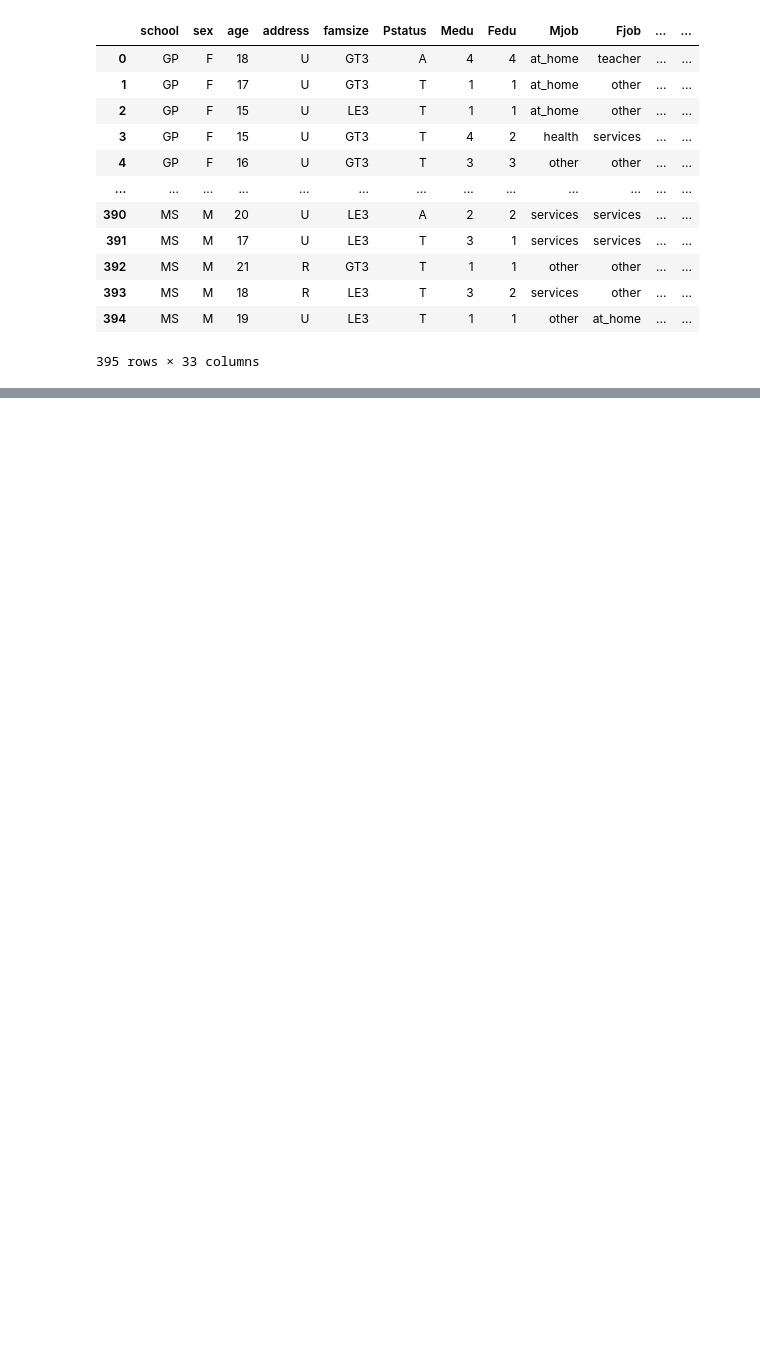
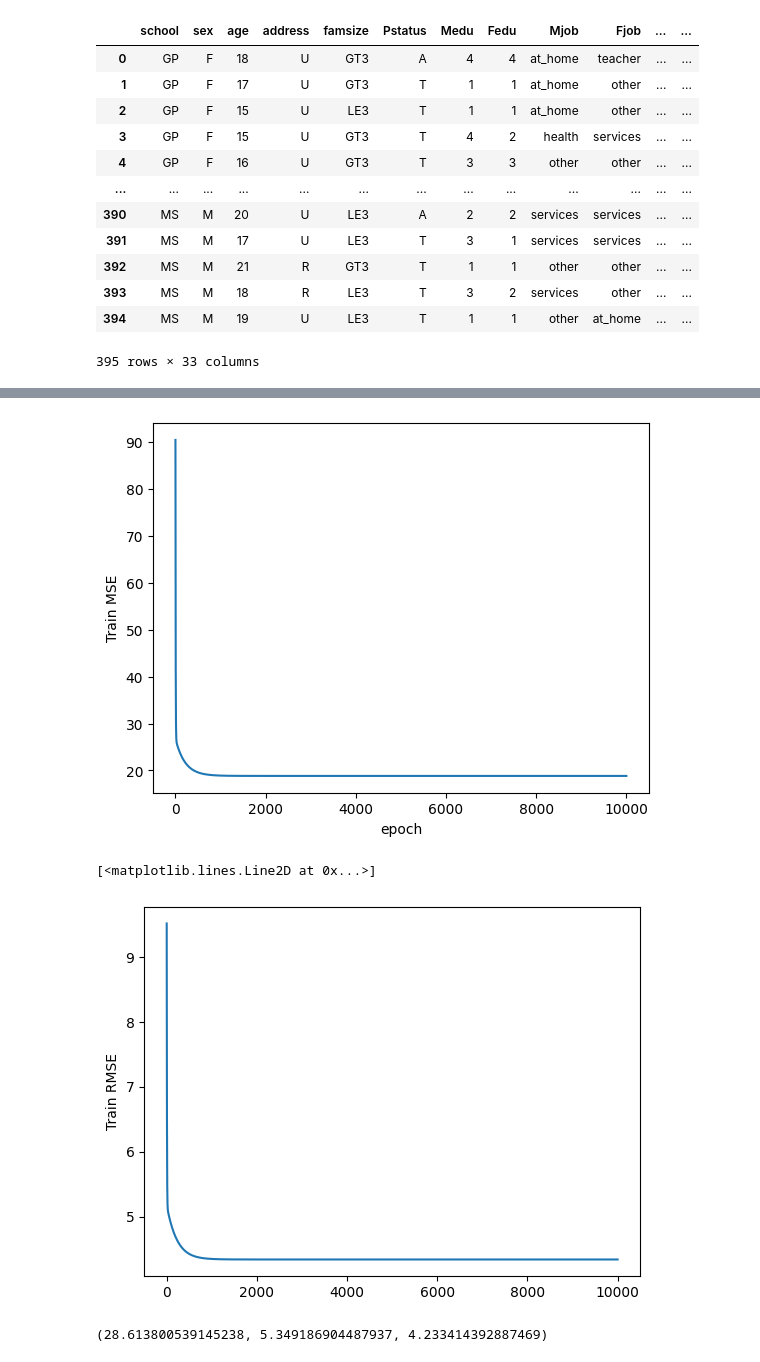
Before and after one commit to bogdan-pechounov/neural-networks-from-scratch, a Jupyter notebook: neural_networks/src/train_school_dataset.ipynb, the cells around one changed output, grey strips where cells are left out. Cells and saved outputs as stored; diff of their text form; code cells hidden in the pictures; blank space fills up the shorter version.

```diff
--- a/neural_networks/src/train_school_dataset.ipynb
+++ b/neural_networks/src/train_school_dataset.ipynb
@@ -35,0 +41,4 @@ df.filter(items=['studytime'])
+# %%
+X = df.filter(items=['studytime']).to_numpy()
+Y = df.filter(items=['G3']).to_numpy()
+X.shape, Y.shape
@@ -35,0 +47,5 @@ df.filter(items=['studytime'])
+# %%
+from sklearn.model_selection import train_test_split
+
+X_train, X_test, Y_train, Y_test = train_test_split(X, Y, test_size=0.2, random_state=0)
+X_train.shape, X_test.shape, Y_train.shape, Y_test.shape
@@ -35,0 +54,10 @@ df.filter(items=['studytime'])
+# %%
+from neural_network import NeuralNetwork
+from loss.mse import MSE
+from layer import Layer
+
+nn = NeuralNetwork(MSE)
+nn.add(Layer(1, 1))
+
+losses = nn.train(X_train, Y_train, epochs=10000)
+print(nn)
@@ -35,0 +72,25 @@ df.filter(items=['studytime'])
+# %%
+import matplotlib.pyplot as plt
+import numpy as np
+
+plt.ylabel('Train MSE')
+plt.xlabel('epoch')
+plt.plot(losses)
+plt.show()
+
+plt.ylabel('Train RMSE')
+plt.plot(np.sqrt(losses))
+# %% [output]
+[figure, added]
+[<matplotlib.lines.Line2D at 0x...>]
+[figure, added]
+# %%
+from loss.mae import MAE
+
+prediction = nn.forward(X_test)
+mse = MSE.loss(prediction, Y_test)
+rmse = np.sqrt(mse)
+mae = MAE().loss(prediction, Y_test)
+mse, rmse, mae
+# %% [output]
+(28.613800539145238, 5.349186904487937, 4.233414392887469)
```
Also changed, not shown: parts of 6 cells of this notebook, 9 other files.
